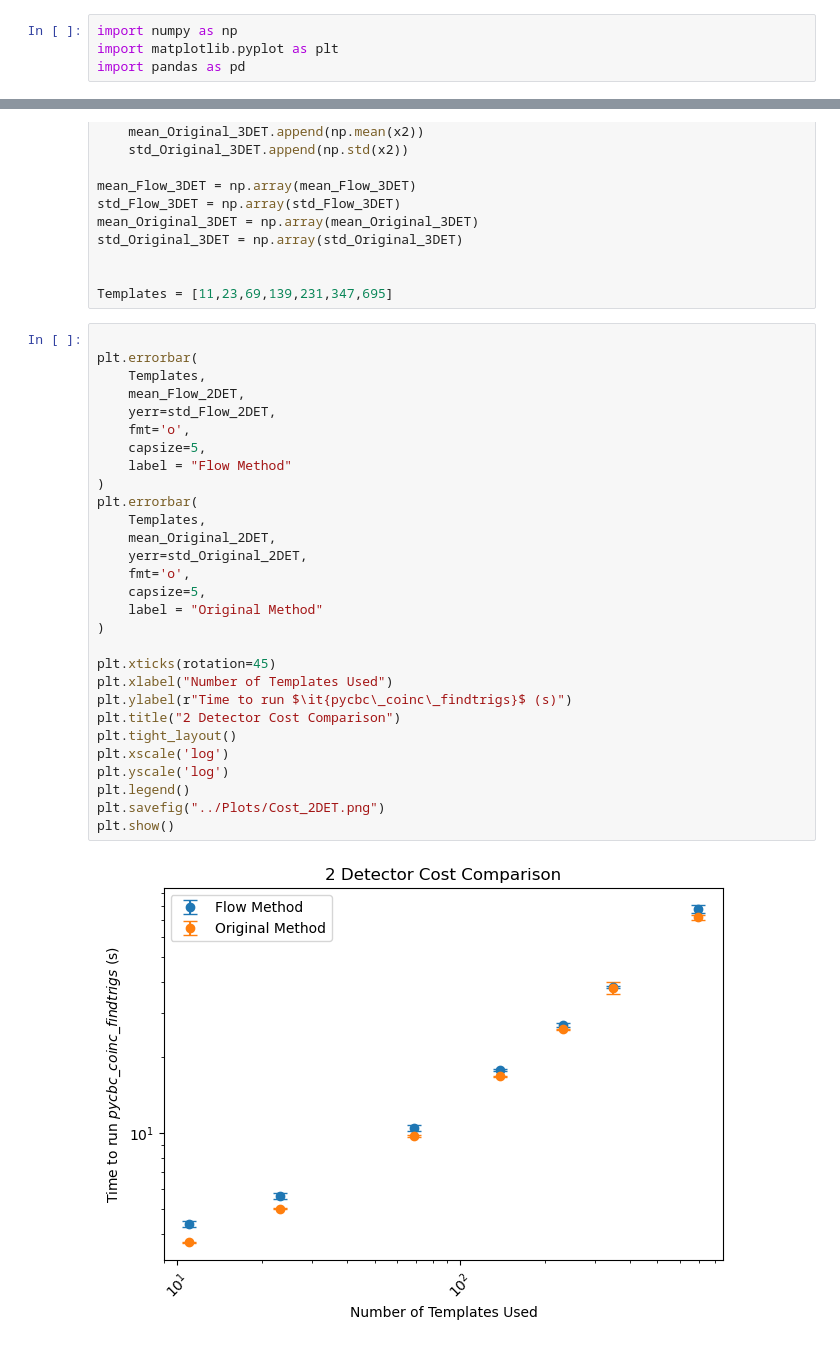
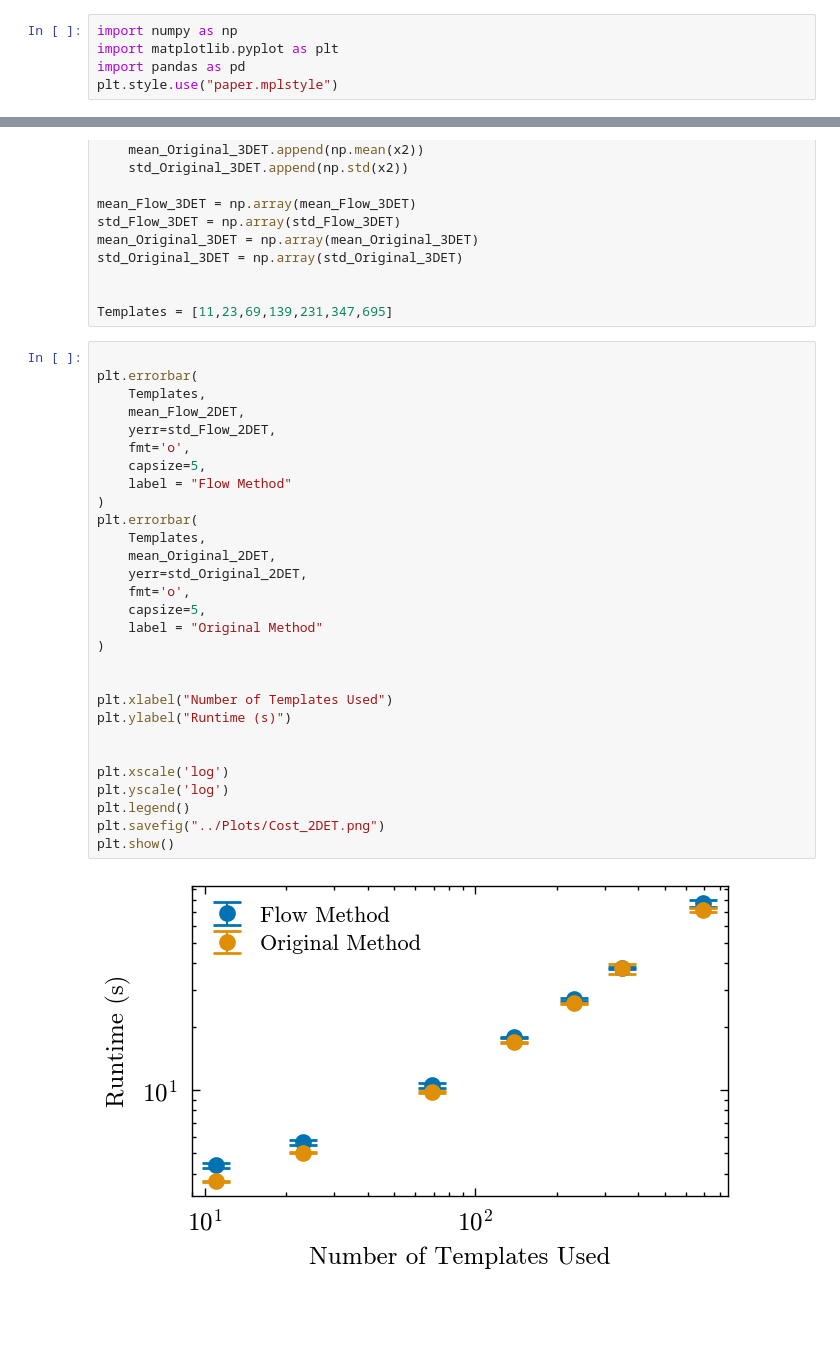
Before and after one commit to icg-gravwaves/Phase_Time_Amplitude, a Jupyter notebook: Plotting/Cost.ipynb, the cells around one changed output, grey strips where cells are left out. Saved outputs shown, nothing was run; the diff lists cells and outputs as text; blank space fills up the shorter version.

Commit message:
Standardized Plotting

```diff
--- a/Plotting/Cost.ipynb
+++ b/Plotting/Cost.ipynb
@@ -2,6 +2,7 @@
 import numpy as np
 import matplotlib.pyplot as plt
 import pandas as pd
+plt.style.use("paper.mplstyle")
 # %%
 FLOW_2DET = pd.read_csv("../Files/timing_results_Flow_2DET.csv")
 ORIGINAL_2DET = pd.read_csv("../Files/timing_results_Original_2DET.csv")
@@ -53,34 +54,34 @@ Templates = [11,23,69,139,231,347,695]
 # %%
 
 plt.errorbar(
     Templates,
     mean_Flow_2DET,
     yerr=std_Flow_2DET,
     fmt='o',
     capsize=5,
     label = "Flow Method"
 )
 plt.errorbar(
     Templates,
     mean_Original_2DET,
     yerr=std_Original_2DET,
     fmt='o',
     capsize=5,
     label = "Original Method"
 )
 
-plt.xticks(rotation=45)
+
 plt.xlabel("Number of Templates Used")
-plt.ylabel(r"Time to run $\it{pycbc\_coinc\_findtrigs}$ (s)")
-plt.title("2 Detector Cost Comparison")
-plt.tight_layout()
+plt.ylabel("Runtime (s)")
+
+
 plt.xscale('log')
 plt.yscale('log')
 plt.legend()
 plt.savefig("../Plots/Cost_2DET.png")
 plt.show()
 # %% [output]
-[figure, old version]
+[figure, new version]
 # %%
 plt.errorbar(
     Templates,
```
Also changed, not shown: parts of 2 cells of this notebook, 13 other files.
